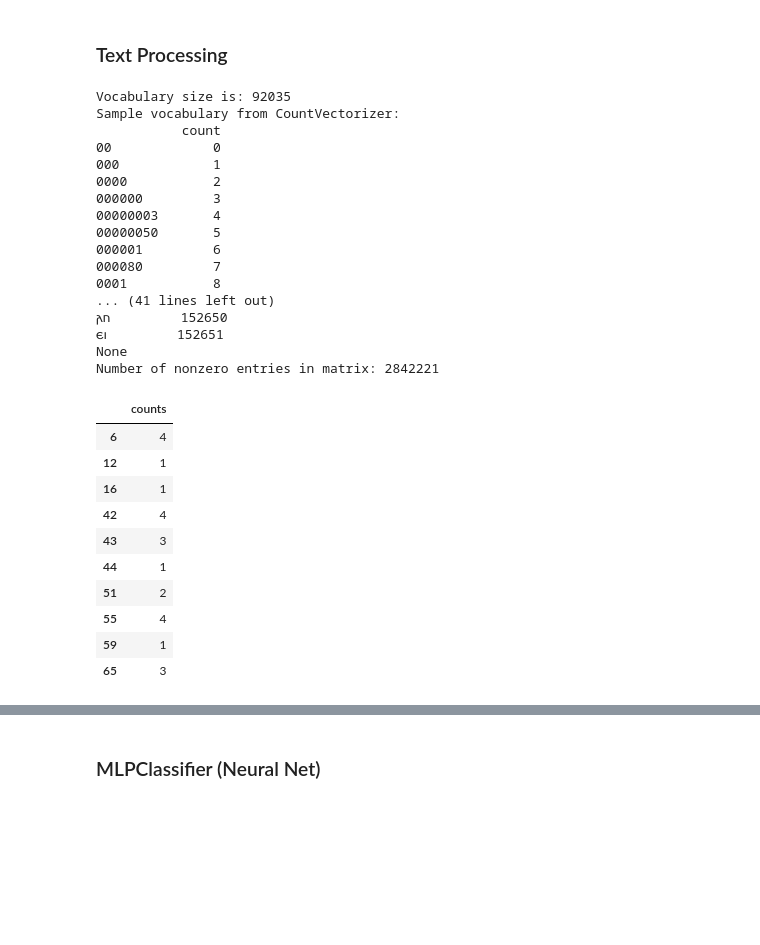
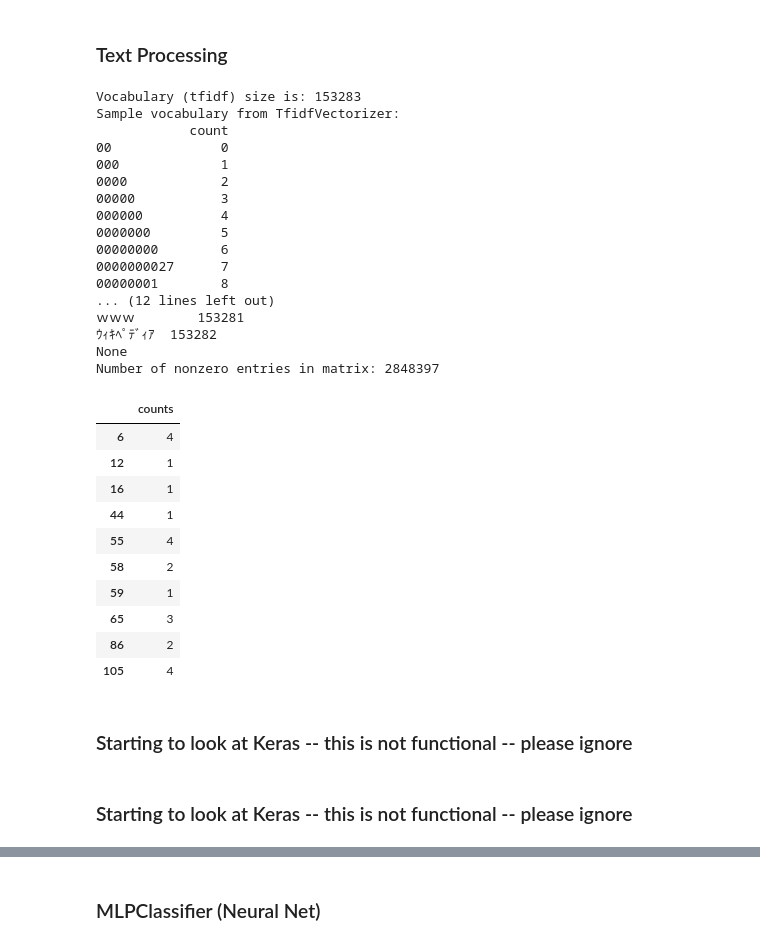
Before and after one commit to jlee-snn/w207_FinalProject, a Jupyter notebook: walt/Baseline_ToxicLanguage.ipynb, the cells around one changed output, grey strips where cells are left out. Saved outputs shown, nothing was run; the diff lists cells and outputs as text; code cells hidden in the pictures; blank space fills up the shorter version.

```diff
--- a/walt/Baseline_ToxicLanguage.ipynb
+++ b/walt/Baseline_ToxicLanguage.ipynb
@@ -129,69 +132,77 @@ Ideas to consider
 ### Text Processing
 # %%
 pp = pprint.PrettyPrinter(indent=4)
-# Basic Count Vectorizer
-countVector = CountVectorizer(ngram_range=(1,1))
-train_counts = countVector.fit_transform(train_data)
-dev_counts = countVector.fit_transform(dev_data)
 
-print("\nVocabulary size is: {}").format(len(countVector.vocabulary_))
-vocab_entries = {k: countVector.vocabulary_[k] for k in countVector.vocabulary_.keys()}
-vocab_entries = pd.Series(vocab_entries).to_frame()
-vocab_entries.columns = ['count']
-vocab_entries = vocab_entries.sort_values(by='count')
+basic=False
 
-print("Sample vocabulary from CountVectorizer:")
-print(pp.pprint(vocab_entries.head(10)))
-print("...")
-print(pp.pprint(vocab_entries.tail(10)))
-print("Number of nonzero entries in matrix: {}").format(train_counts.nnz)
+if (basic):
+    # Basic Count Vectorizer
+    countVector0 = CountVectorizer(ngram_range=(1,1))
+    train_counts = countVector.fit_transform(train_data)
+    dev_counts = countVector.fit_transform(dev_data)
+
+    print("\nVocabulary size is: {}").format(len(countVector.vocabulary_))
+    vocab_entries = {k: countVector.vocabulary_[k] for k in countVector.vocabulary_.keys()}
+    vocab_entries = pd.Series(vocab_entries).to_frame()
+    vocab_entries.columns = ['count']
+    vocab_entries = vocab_entries.sort_values(by='count')
+
+    print("Sample vocabulary from CountVectorizer:")
+    print(pp.pprint(vocab_entries.head(10)))
+    print("...")
+    print(pp.pprint(vocab_entries.tail(10)))
+    print("Number of nonzero entries in matrix: {}").format(train_counts.nnz)
+
+
 
 tfidfVector = TfidfVectorizer(ngram_range=(1,1), stop_words='english')
 train_tfidf_counts = tfidfVector.fit_transform(train_data)
 dev_tfidf_counts = tfidfVector.transform(dev_data)
 
 print("\nVocabulary (tfidf) size is: {}").format(len(tfidfVector.vocabulary_))
 vocab_entries = {k: tfidfVector.vocabulary_[k] for k in tfidfVector.vocabulary_.keys()}
 vocab_entries = pd.Series(vocab_entries).to_frame()
 vocab_entries.columns = ['count']
 vocab_entries = vocab_entries.sort_values(by='count')
 
 print("Sample vocabulary from TfidfVectorizer:")
 print(pp.pprint(vocab_entries.head(10)))
 print("...")
 print(pp.pprint(vocab_entries.tail(10)))
 print("Number of nonzero entries in matrix: {}").format(train_tfidf_counts.nnz)
 
 #sample column wise sum, we can see that an observation can have multiple classes.
 count_df = pd.DataFrame(train_labels.apply(np.sum,1), columns = ["counts"])
 count_df = count_df[((count_df["counts"] >= 1))]
 count_df.head(10)
 # %% [output]
-Vocabulary size is: 92035
-Sample vocabulary from CountVectorizer:
-           count
-00             0
-000            1
-0000           2
-000000         3
-00000003       4
-00000050       5
-000001         6
-000080         7
-0001           8
-... (41 lines left out)
-𐌰𐌿         152650
-𐌴𐌹         152651
+Vocabulary (tfidf) size is: 153283
+Sample vocabulary from TfidfVectorizer:
+            count
+00              0
+000             1
+0000            2
+00000           3
+000000          4
+0000000         5
+00000000        6
+0000000027      7
+00000001        8
+... (12 lines left out)
+ｗｗｗ        153281
+ｳｨｷﾍﾟﾃﾞｨｱ  153282
 None
-Number of nonzero entries in matrix: 2842221
+Number of nonzero entries in matrix: 2848397
 |  | counts |
 | 6 | 4 |
 | 12 | 1 |
 | 16 | 1 |
-| 42 | 4 |
-| 43 | 3 |
 | 44 | 1 |
-| 51 | 2 |
 | 55 | 4 |
+| 58 | 2 |
 | 59 | 1 |
 | 65 | 3 |
+| 86 | 2 |
+| 105 | 4 |
+# %% [markdown]
+### Starting to look at Keras -- this is not functional -- please ignore
@@ -197,0 +268,2 @@ Number of nonzero entries in matrix: 2842221
+# %% [markdown]
+### Starting to look at Keras -- this is not functional -- please ignore
```
Also changed, not shown: parts of 11 cells of this notebook.
